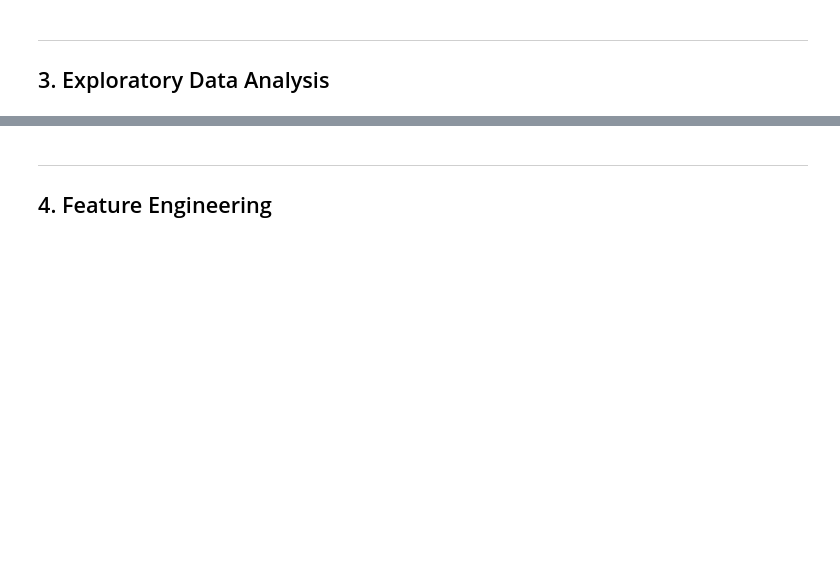
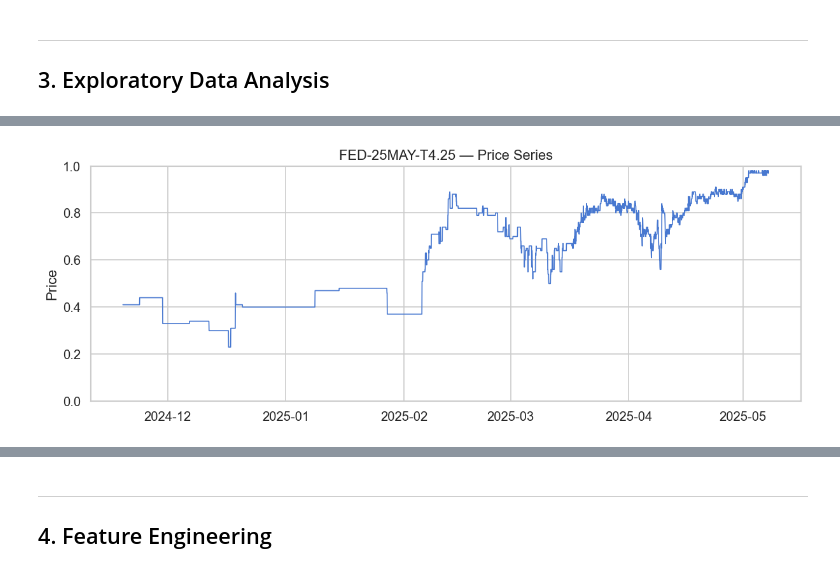
Before and after one commit to asingh49-cmd/Kalshi_Prediction_Market_Analysis, a Jupyter notebook: notebooks/main_analysis.ipynb, the cells around one changed output, grey strips where cells are left out. Cells and saved outputs as stored; diff of their text form; code cells hidden in the pictures; blank space fills up the shorter version.

```diff
--- a/notebooks/main_analysis.ipynb
+++ b/notebooks/main_analysis.ipynb
@@ -17,9 +17,9 @@ import sys, os, warnings
 warnings.filterwarnings('ignore')
 
 # Add project root to path
-PROJECT_ROOT = os.path.abspath(os.path.join(os.getcwd(), '..'))
-if PROJECT_ROOT not in sys.path:
-    sys.path.insert(0, PROJECT_ROOT)
+project_root = os.path.abspath(os.path.join(os.getcwd(), '..'))
+if project_root not in sys.path:
+    sys.path.insert(0, project_root)
 
 import numpy as np
 import pandas as pd
@@ -47,12 +47,12 @@ sns.set_theme(style='whitegrid', palette='muted', font_scale=1.1)
 plt.rcParams.update({'figure.dpi': 120, 'savefig.bbox': 'tight'})
 
 # Config
-FREQ = '1h'           # OHLCV bar frequency
-SEQ_LEN = 30          # Sequence length for DL models
-EPOCHS = 40           # DL training epochs
-SEED = 42
-np.random.seed(SEED)
-torch.manual_seed(SEED)
+freq = '1h' # OHLCV bar frequency
+seq_len = 30 # Sequence length for DL models
+epochs = 40 # DL training epochs
+seed = 42
+np.random.seed(seed)
+torch.manual_seed(seed)
 
 print(f'PyTorch {torch.__version__}')
 print(f'Device: {"mps" if torch.backends.mps.is_available() else "cuda" if torch.cuda.is_available() else "cpu"}')
@@ -89,9 +89,9 @@ Columns: ['count', 'count_fp', 'created_time', 'no_price', 'no_price_dollars', '
 | 4 | 1029 | 1029.0 | 2025-09-17T17:54:51.467409Z | 98 | 0.98 | 0.02 | yes | KXFEDDECISION-25SEP-H0 | 9fb2e2c0-552e-4bbb-988e-9d9f28344d5f | ... |
 # %%
 # Aggregate into OHLCV bars per market
-datasets = prepare_dataset(raw_df, freq=FREQ)
+datasets = prepare_dataset(raw_df, freq=freq)
 print(f'Markets: {len(datasets)}')
 for name, df in list(datasets.items())[:3]:
-    print(f'  {name}: {len(df)} bars, price range [{df["close"].min():.3f}, {df["close"].max():.3f}]')
+    print(f'{name}: {len(df)} bars, price range [{df["close"].min():.3f}, {df["close"].max():.3f}]')
 # %% [output]
 Markets: 10
@@ -125,7 +125,7 @@ timestamp
 ---
 ## 3. Exploratory Data Analysis
 # %%
-# Pick the best market for modeling: enough bars AND meaningful price variation
+# Pick the best market for modeling: enough bars and meaningful price variation
 # Markets that have settled (price stuck at 0 or 1) are useless for forecasting
 market_scores = {}
 for name, df in datasets.items():
@@ -146,8 +146,8 @@ scores_df = pd.DataFrame(market_scores).T.sort_values('score', ascending=False)
 print('Market quality ranking (top 10):')
 print(scores_df.head(10).to_string())
 
-PRIMARY = scores_df.index[0]
-df_primary = datasets[PRIMARY].copy()
-print(f'\nSelected primary market: {PRIMARY} — {len(df_primary)} bars')
+primary = scores_df.index[0]
+df_primary = datasets[primary].copy()
+print(f'\nSelected primary market: {primary} — {len(df_primary)} bars')
 print(f'Price range: [{df_primary["close"].min():.3f}, {df_primary["close"].max():.3f}]')
 df_primary.describe()
@@ -154,8 +179,10 @@ df_primary.describe()
 # %%
 # Price series
 fig, ax = plt.subplots(figsize=(12, 4))
-viz.plot_price_series(df_primary, title=f'{PRIMARY} — Price Series', ax=ax)
+viz.plot_price_series(df_primary, title=f'{primary} — Price Series', ax=ax)
 plt.show()
+# %% [output]
+[figure, added]
 # %%
 # Multi-market overview
 if len(datasets) > 1:
```
Also changed, not shown: parts of 20 cells of this notebook.
